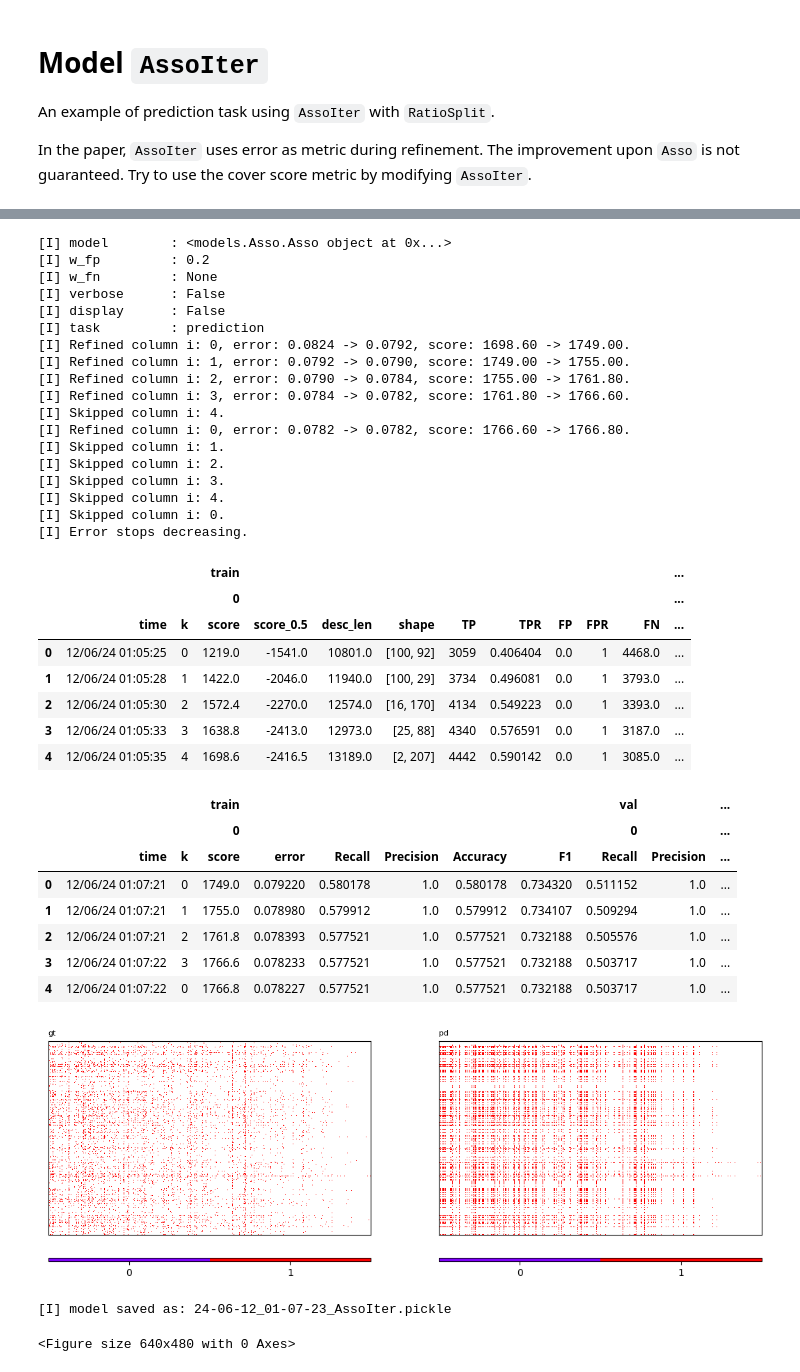
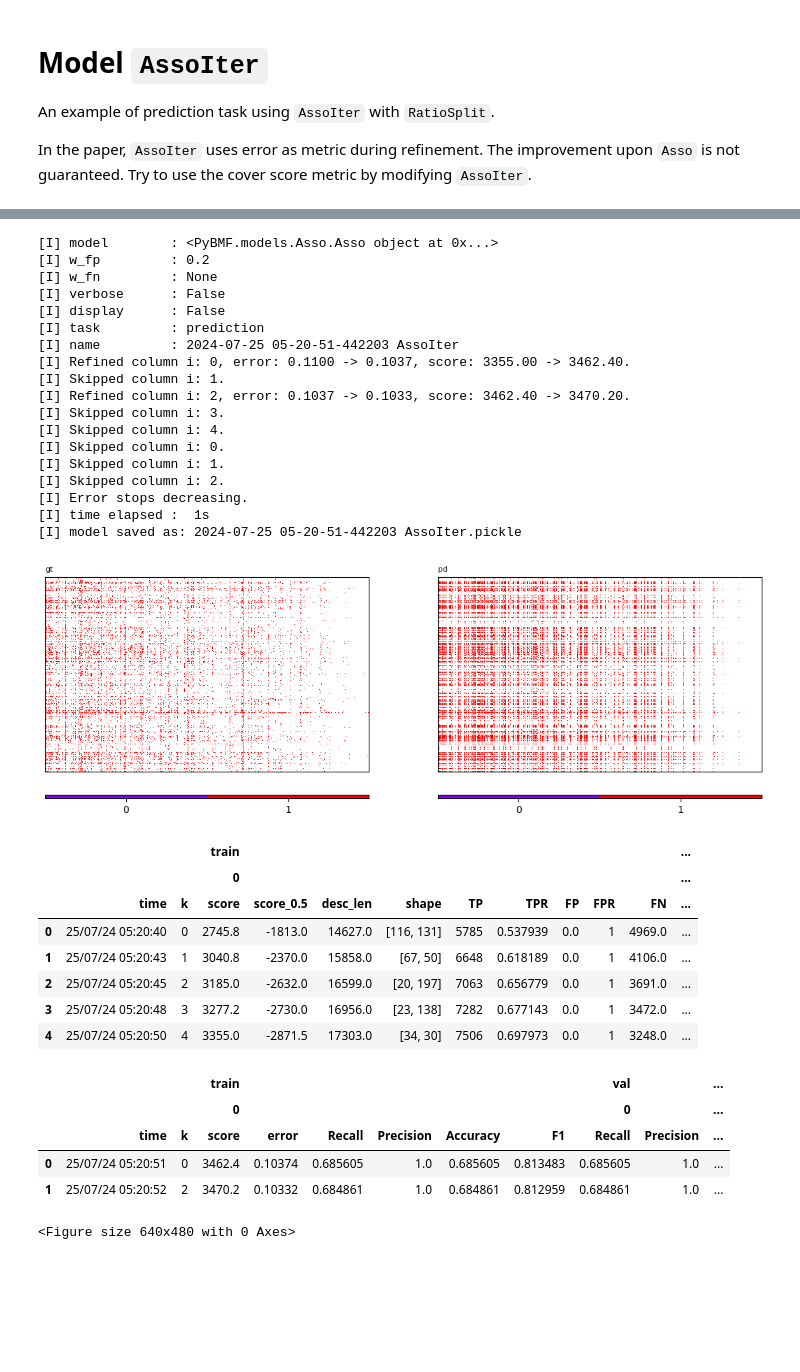
Before and after one commit to PreferredAI/PyBMF, a Jupyter notebook: examples/ex02_2_AssoIter.ipynb, the cells around one changed output, grey strips where cells are left out. Drawn from its saved outputs; the diff is of its cells as text; code cells hidden in the pictures; blank space fills up the shorter version.

```diff
--- a/examples/ex02_2_AssoIter.ipynb
+++ b/examples/ex02_2_AssoIter.ipynb
@@ -24,7 +61,11 @@ idx = data.sample(factor_id=1, n_samples=500, seed=1000)
 # %%
-from datasets import RatioSplit
+# splitting the data into train, validation and test
 
-split = RatioSplit(X=data.X, val_size=0.1, test_size=0.2, seed=1997)
+from PyBMF.datasets import RatioSplit, NoSplit
+
+# split = RatioSplit(X=data.X, val_size=0.1, test_size=0.2, seed=1997)
+split = NoSplit(X=data.X)
+
 # split.negative_sample(
 #     train_size=split.pos_train_size,
 #     val_size=split.pos_val_size,
@@ -42,12 +84,12 @@ X_train, X_val, X_test = split.X_train, split.X_val, split.X_test
 # %%
-from models import Asso
+from PyBMF.models import Asso
 
 k = 5
 tau = 0.15
 w_fp = 0.2
 
-model = Asso(k=k, tau=tau, w_fp=w_fp)
-model.fit(X_train=X_train, X_val=X_val, X_test=X_test, task='prediction', verbose=False, display=False)
+model_asso = Asso(k=k, tau=tau, w_fp=w_fp)
+model_asso.fit(X_train=X_train, X_val=X_val, X_test=X_test, task='prediction', verbose=False, display=False)
 # %% [output]
 [I] tau          : 0.15
 [I] k            : 5
@@ -79,43 +118,39 @@ model.fit(X_train=X_train, X_val=X_val, X_test=X_test, task='prediction', verbos
 # %%
-from models import AssoIter
+from PyBMF.models import AssoIter
 
-model_assoiter = AssoIter(model=model, w_fp=w_fp)
+model_assoiter = AssoIter(model=model_asso, w_fp=w_fp)
 model_assoiter.fit(X_train=X_train, X_val=X_val, X_test=X_test, task='prediction', verbose=False, display=False)
 # %% [output]
-[I] model        : <models.Asso.Asso object at 0x...>
+[I] model        : <PyBMF.models.Asso.Asso object at 0x...>
 [I] w_fp         : 0.2
 [I] w_fn         : None
 [I] verbose      : False
 [I] display      : False
 [I] task         : prediction
-[I] Refined column i: 0, error: 0.0824 -> 0.0792, score: 1698.60 -> 1749.00.
-[I] Refined column i: 1, error: 0.0792 -> 0.0790, score: 1749.00 -> 1755.00.
-[I] Refined column i: 2, error: 0.0790 -> 0.0784, score: 1755.00 -> 1761.80.
-[I] Refined column i: 3, error: 0.0784 -> 0.0782, score: 1761.80 -> 1766.60.
-[I] Skipped column i: 4.
-[I] Refined column i: 0, error: 0.0782 -> 0.0782, score: 1766.60 -> 1766.80.
+[I] name         : 2024-07-25 05-20-51-442203 AssoIter
+[I] Refined column i: 0, error: 0.1100 -> 0.1037, score: 3355.00 -> 3462.40.
 [I] Skipped column i: 1.
-[I] Skipped column i: 2.
+[I] Refined column i: 2, error: 0.1037 -> 0.1033, score: 3462.40 -> 3470.20.
 [I] Skipped column i: 3.
 [I] Skipped column i: 4.
 [I] Skipped column i: 0.
+[I] Skipped column i: 1.
+[I] Skipped column i: 2.
 [I] Error stops decreasing.
+[I] time elapsed :  1s
+[I] model saved as: 2024-07-25 05-20-51-442203 AssoIter.pickle
+[figure, new version]
 |  |  |  | train |  |  |  |  |  |  |  |  | ... |
 |  |  |  | 0 |  |  |  |  |  |  |  |  | ... |
 |  | time | k | score | score_0.5 | desc_len | shape | TP | TPR | FP | FPR | FN | ... |
-| 0 | 12/06/24 01:05:25 | 0 | 1219.0 | -1541.0 | 10801.0 | [100, 92] | 3059 | 0.406404 | 0.0 | 1 | 4468.0 | ... |
-| 1 | 12/06/24 01:05:28 | 1 | 1422.0 | -2046.0 | 11940.0 | [100, 29] | 3734 | 0.496081 | 0.0 | 1 | 3793.0 | ... |
-| 2 | 12/06/24 01:05:30 | 2 | 1572.4 | -2270.0 | 12574.0 | [16, 170] | 4134 | 0.549223 | 0.0 | 1 | 3393.0 | ... |
-| 3 | 12/06/24 01:05:33 | 3 | 1638.8 | -2413.0 | 12973.0 | [25, 88] | 4340 | 0.576591 | 0.0 | 1 | 3187.0 | ... |
-| 4 | 12/06/24 01:05:35 | 4 | 1698.6 | -2416.5 | 13189.0 | [2, 207] | 4442 | 0.590142 | 0.0 | 1 | 3085.0 | ... |
+| 0 | 25/07/24 05:20:40 | 0 | 2745.8 | -1813.0 | 14627.0 | [116, 131] | 5785 | 0.537939 | 0.0 | 1 | 4969.0 | ... |
+| 1 | 25/07/24 05:20:43 | 1 | 3040.8 | -2370.0 | 15858.0 | [67, 50] | 6648 | 0.618189 | 0.0 | 1 | 4106.0 | ... |
+| 2 | 25/07/24 05:20:45 | 2 | 3185.0 | -2632.0 | 16599.0 | [20, 197] | 7063 | 0.656779 | 0.0 | 1 | 3691.0 | ... |
+| 3 | 25/07/24 05:20:48 | 3 | 3277.2 | -2730.0 | 16956.0 | [23, 138] | 7282 | 0.677143 | 0.0 | 1 | 3472.0 | ... |
+| 4 | 25/07/24 05:20:50 | 4 | 3355.0 | -2871.5 | 17303.0 | [34, 30] | 7506 | 0.697973 | 0.0 | 1 | 3248.0 | ... |
 |  |  |  | train |  |  |  |  |  | val |  | ... |
 |  |  |  | 0 |  |  |  |  |  | 0 |  | ... |
 |  | time | k | score | error | Recall | Precision | Accuracy | F1 | Recall | Precision | ... |
-| 0 | 12/06/24 01:07:21 | 0 | 1749.0 | 0.079220 | 0.580178 | 1.0 | 0.580178 | 0.734320 | 0.511152 | 1.0 | ... |
-| 1 | 12/06/24 01:07:21 | 1 | 1755.0 | 0.078980 | 0.579912 | 1.0 | 0.579912 | 0.734107 | 0.509294 | 1.0 | ... |
-| 2 | 12/06/24 01:07:21 | 2 | 1761.8 | 0.078393 | 0.577521 | 1.0 | 0.577521 | 0.732188 | 0.505576 | 1.0 | ... |
-| 3 | 12/06/24 01:07:22 | 3 | 1766.6 | 0.078233 | 0.577521 | 1.0 | 0.577521 | 0.732188 | 0.503717 | 1.0 | ... |
-| 4 | 12/06/24 01:07:22 | 0 | 1766.8 | 0.078227 | 0.577521 | 1.0 | 0.577521 | 0.732188 | 0.503717 | 1.0 | ... |
+| 0 | 25/07/24 05:20:51 | 0 | 3462.4 | 0.10374 | 0.685605 | 1.0 | 0.685605 | 0.813483 | 0.685605 | 1.0 | ... |
+| 1 | 25/07/24 05:20:52 | 2 | 3470.2 | 0.10332 | 0.684861 | 1.0 | 0.684861 | 0.812959 | 0.684861 | 1.0 | ... |
-[figure, old version]
-[I] model saved as: 24-06-12_01-07-23_AssoIter.pickle
+<Figure size 640x480 with 0 Axes>
-<Figure size 640x480 with 0 Axes>
```
Also changed, not shown: parts of 5 cells of this notebook, 15 other files.
